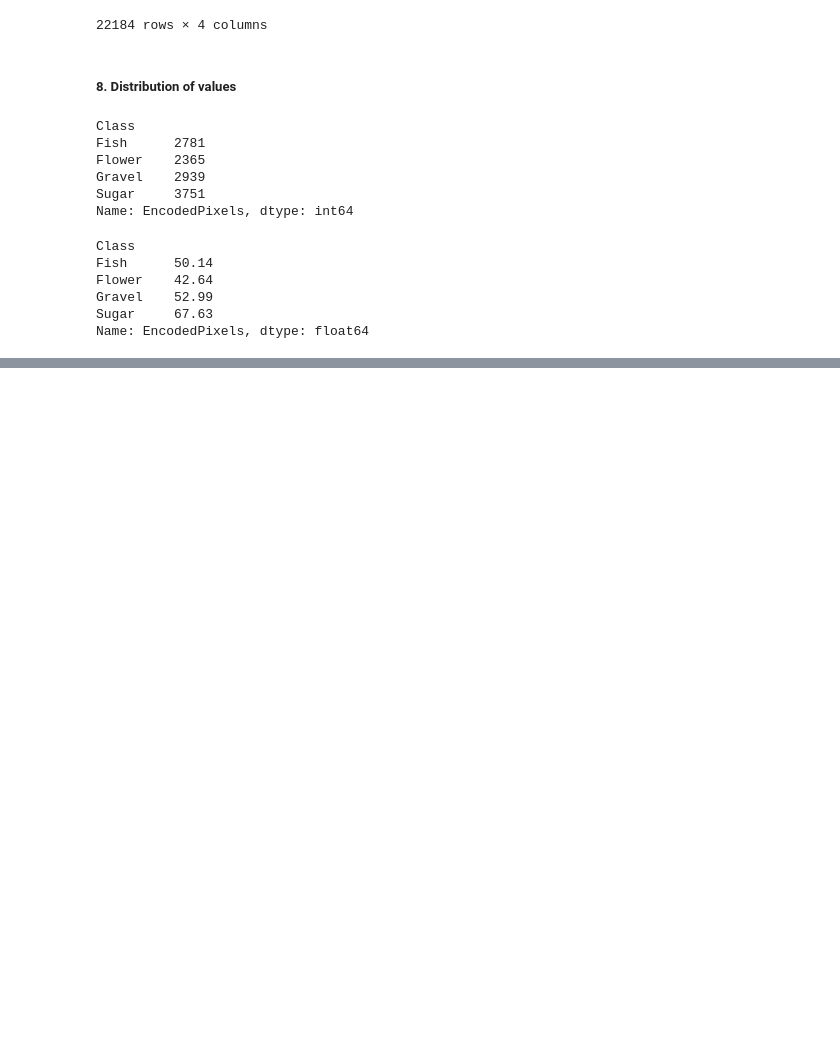
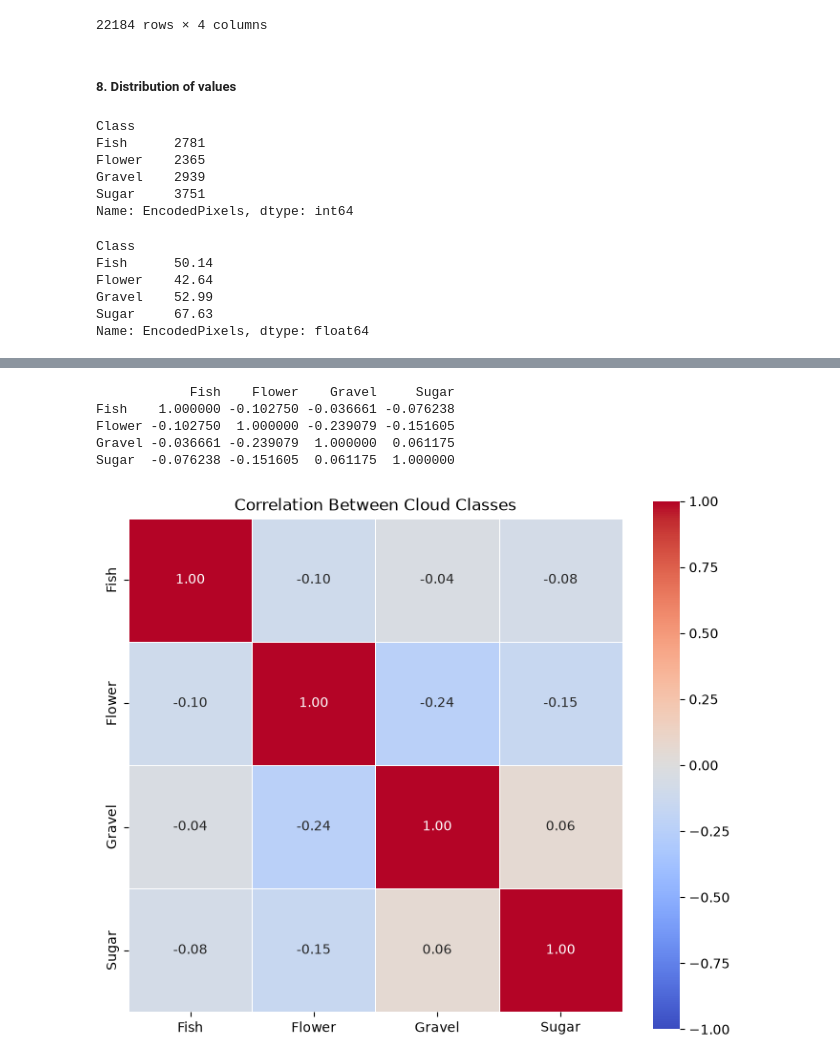
Before and after one commit to YOHANCOHENCODES/jun26_bcds_cloud_segmentation, a Jupyter notebook: notebooks/1.0-mahsa-data-exploration.ipynb, the cells around one changed output, grey strips where cells are left out. Drawn from its saved outputs; the diff is of its cells as text; code cells hidden in the pictures; blank space fills up the shorter version.

```diff
--- a/notebooks/1.0-mahsa-data-exploration.ipynb
+++ b/notebooks/1.0-mahsa-data-exploration.ipynb
@@ -176,0 +271,22 @@ plt.show()
+# %%
+# transforms corr_df, which has four rows for each image, into a table with one row per image
+import matplotlib.pyplot as plt
+import seaborn as sns
+
+# Cloud-class indicator columns
+class_columns = [
+    'Label_Fish',
+    'Label_Flower',
+    'Label_Gravel',
+    'Label_Sugar'
+]
+
+# Combine the four rows of each image into one row
+# max() returns 1 when the class has a valid mask in that image
+class_presence = (
+    corr_df.groupby('Image')[class_columns]
+    .max()
+)
+
+# Rename the columns for cleaner plot labels
+class_presence.columns = ['Fish', 'Flower', 'Gravel', 'Sugar']
@@ -176,0 +310,30 @@ plt.show()
+# %%
+# Calculate correlations between cloud-class presence
+correlation_matrix = class_presence.corr()
+
+print(correlation_matrix)
+
+# Plot the correlation heatmap
+plt.figure(figsize=(7, 6))
+
+sns.heatmap(
+    correlation_matrix,
+    annot=True,
+    fmt='.2f',
+    cmap='coolwarm',
+    vmin=-1,
+    vmax=1,
+    square=True,
+    linewidths=0.5
+)
+
+plt.title('Correlation Between Cloud Classes')
+plt.tight_layout()
+plt.show()
+# %% [output]
+            Fish    Flower    Gravel     Sugar
+Fish    1.000000 -0.102750 -0.036661 -0.076238
+Flower -0.102750  1.000000 -0.239079 -0.151605
+Gravel -0.036661 -0.239079  1.000000  0.061175
+Sugar  -0.076238 -0.151605  0.061175  1.000000
+[figure, added]
```
Also changed, not shown: parts of 8 cells of this notebook, 1 other file.
